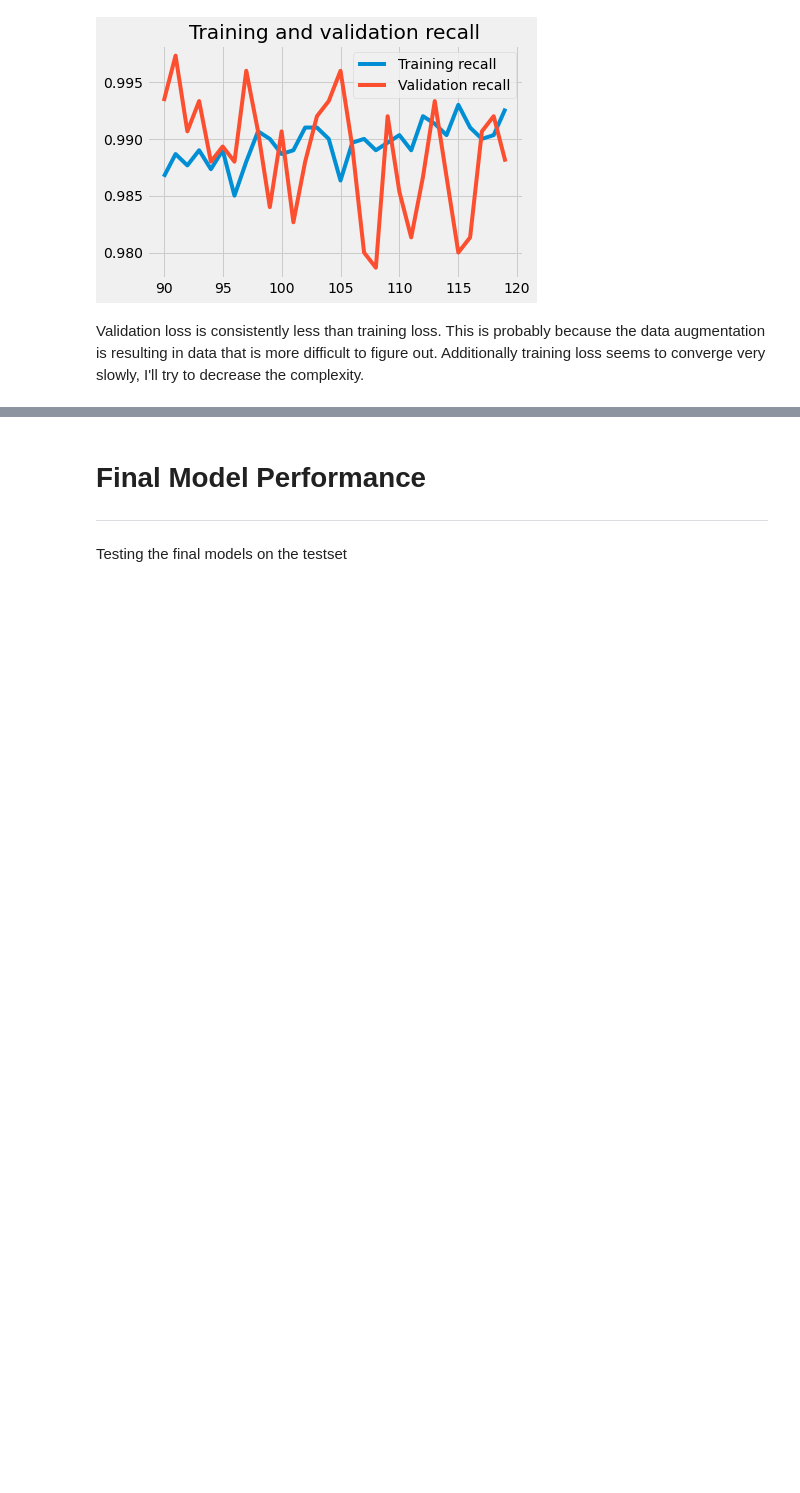
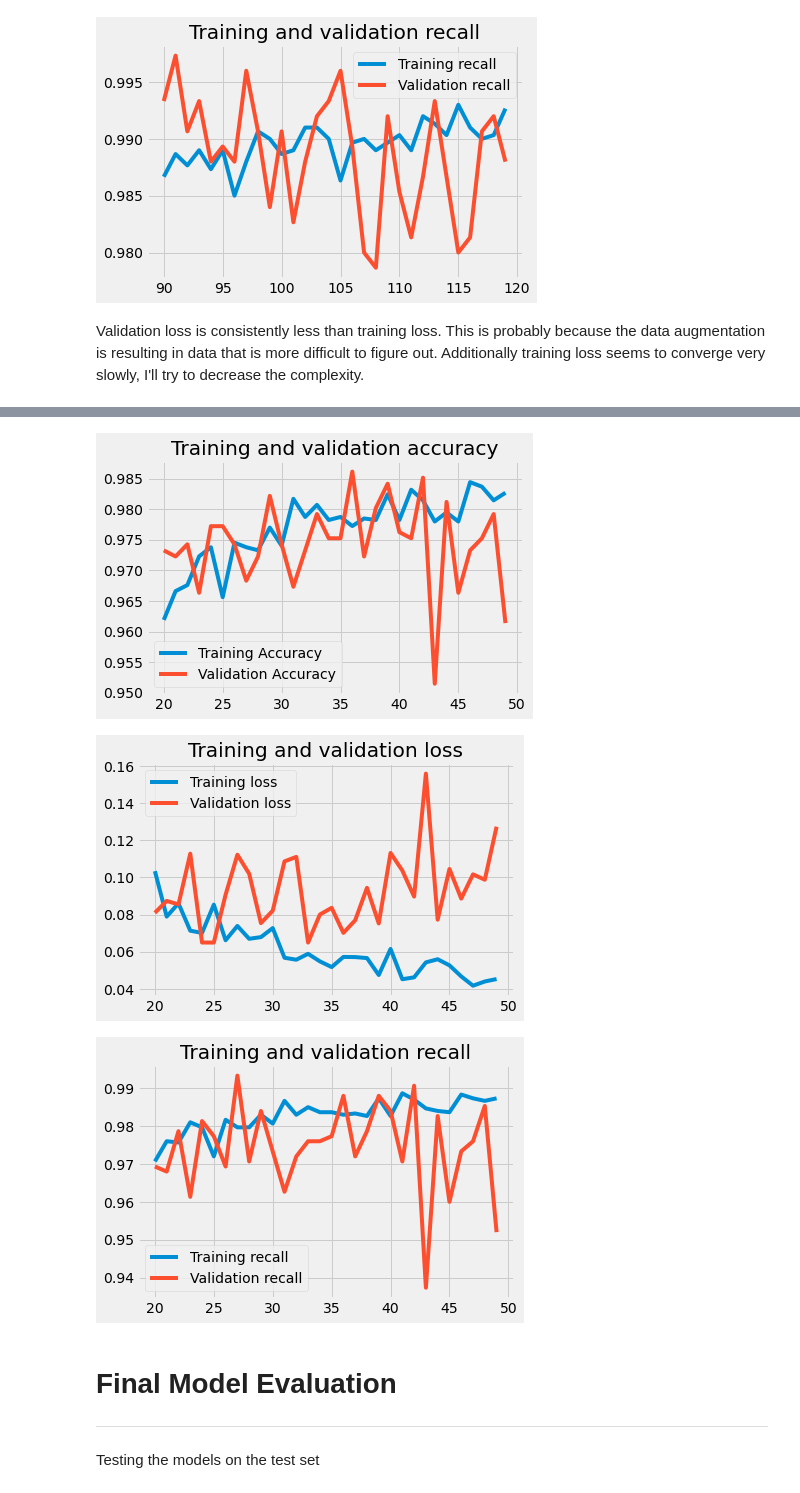
Before and after one commit to stereopickle/pneumonia_img_classification, a Jupyter notebook: 020.CNN.ipynb, the cells around one changed output, grey strips where cells are left out. Cells and saved outputs as stored; diff of their text form; code cells hidden in the pictures; blank space fills up the shorter version.

```diff
--- a/020.CNN.ipynb
+++ b/020.CNN.ipynb
@@ -449,0 +671,35 @@ plot_performance(model.history)
+# %%
+# model fit
+model = models.Sequential()
+model.add(layers.Conv2D(32, 3, padding = 'same', activation = 'relu', input_shape=(150, 150, 1)))
+model.add(layers.MaxPooling2D((2, 2)))
+model.add(layers.Conv2D(128, 3, padding = 'same', activation = 'relu'))
+model.add(layers.MaxPooling2D((2, 2)))
+model.add(layers.Conv2D(512, 3, padding = 'same', activation = 'relu'))
+model.add(layers.MaxPooling2D((2, 2)))
+model.add(layers.Flatten())
+model.add(layers.Dense(1024, activation = 'relu'))
+model.add(layers.Dense(1, activation='sigmoid'))
+
+# compiling models
+model.compile(loss='binary_crossentropy',
+              optimizer=optimizers.Adam(amsgrad = True),
+              metrics=['accuracy', 'Recall'])
+
+# training
+start = timer()
+
+history = model.fit(train_g4,
+                    initial_epoch = 20,
+                    epochs=50,
+                    validation_data=val_g,
+                    workers = 8,
+                    verbose = 1
+                   )
+
+end = timer()
+elapsed = end - start
+print('Total Time Elapsed: ', int(elapsed//60), ' minutes ', (round(elapsed%60)), ' seconds')
+
+# saving model
+#model.save('MODEL/model5b.h5')
@@ -450,4 +724,10 @@ plot_performance(model.history)
+# %%
+plot_performance(model.history)
+# %% [output]
+[figure, added]
+[figure, added]
+[figure, added]
 # %% [markdown]
-# Final Model Performance
+# Final Model Evaluation
 ---
-Testing the final models on the testset
+Testing the models on the test set
```
Also changed, not shown: parts of 42 cells of this notebook.
